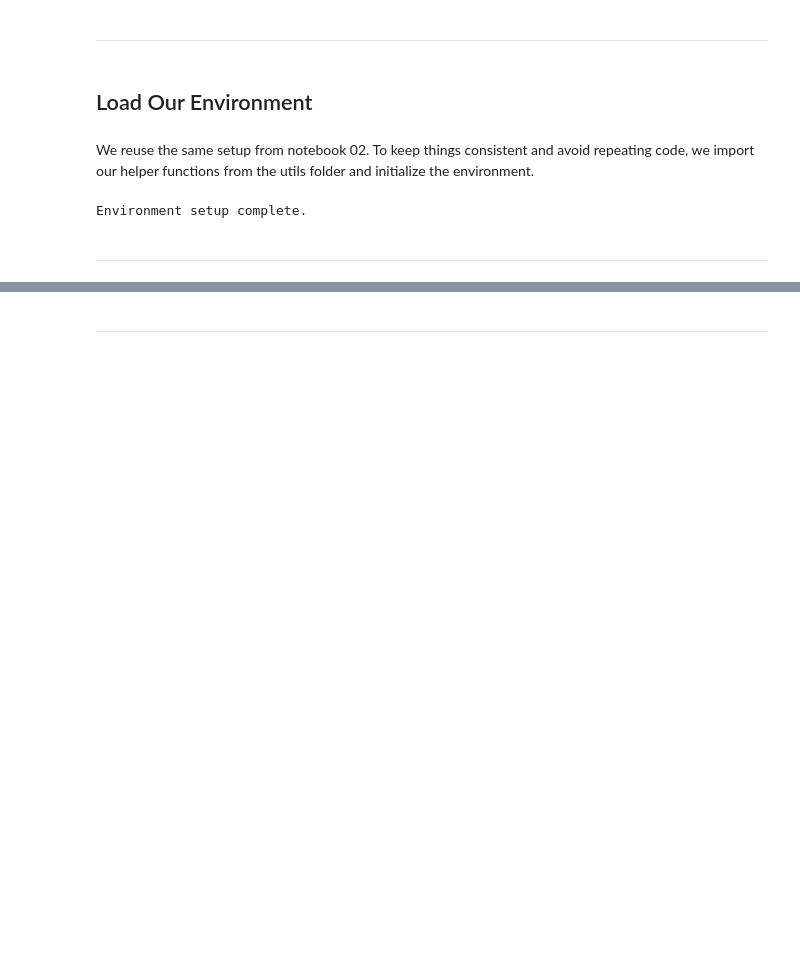
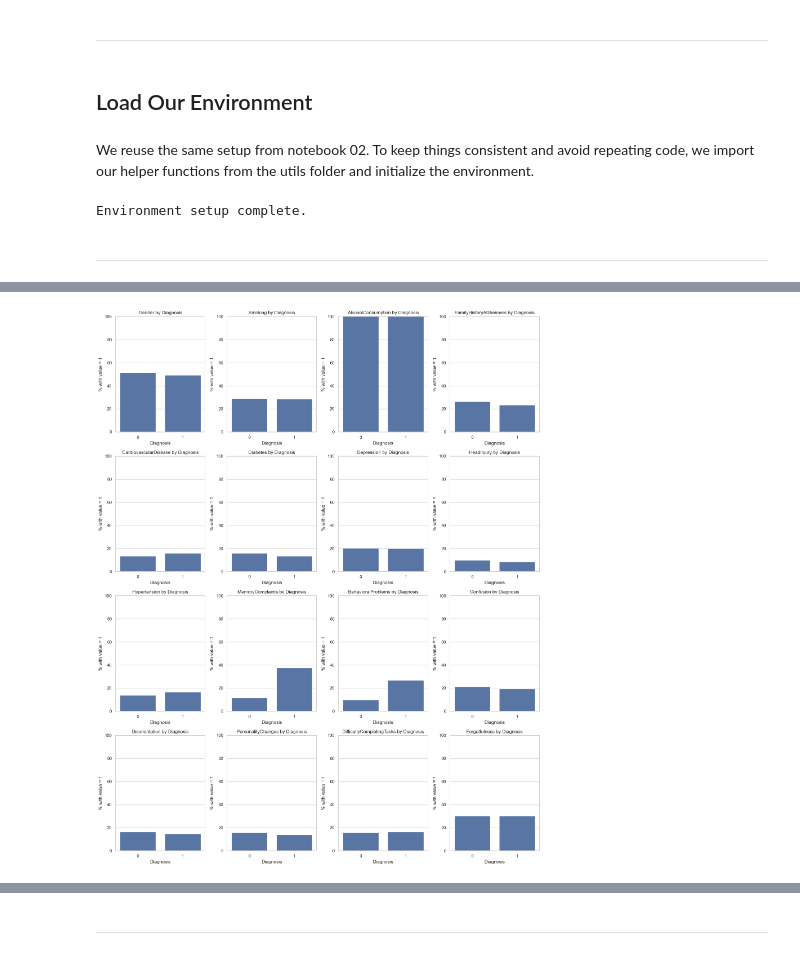
Before and after one commit to FeliciaFavrholdt/BI_EXAM, a Jupyter notebook: Analysis/notebooks/03_Exploratory_Data_Analysis.ipynb, the cells around one changed output, grey strips where cells are left out. Drawn from its saved outputs; the diff is of its cells as text; code cells hidden in the pictures; blank space fills up the shorter version.

```diff
--- a/Analysis/notebooks/03_Exploratory_Data_Analysis.ipynb
+++ b/Analysis/notebooks/03_Exploratory_Data_Analysis.ipynb
@@ -120,0 +140,24 @@ Loaded data from ../data/alzheimers_disease_raw_data.csv with shape (2149, 35)
+# %%
+binary_features = [
+    "Gender", "Smoking", "AlcoholConsumption", "FamilyHistoryAlzheimers",
+    "CardiovascularDisease", "Diabetes", "Depression", "HeadInjury",
+    "Hypertension", "MemoryComplaints", "BehavioralProblems",
+    "Confusion", "Disorientation", "PersonalityChanges",
+    "DifficultyCompletingTasks", "Forgetfulness"
+]
+
+# Plot percentage of positive cases (value=1) by Diagnosis
+plt.figure(figsize=(16, 20))
+for idx, feature in enumerate(binary_features):
+    plt.subplot(4, 4, idx + 1)
+    values = df.groupby("Diagnosis")[feature].mean() * 100
+    sns.barplot(x=values.index, y=values.values)
+    plt.title(f"{feature} by Diagnosis")
+    plt.ylabel("% with value = 1")
+    plt.xlabel("Diagnosis")
+    plt.ylim(0, 100)
+
+plt.tight_layout()
+plt.show()
+# %% [output]
+[figure, added]
```
Also changed, not shown: parts of 22 cells of this notebook, 2 other files.
